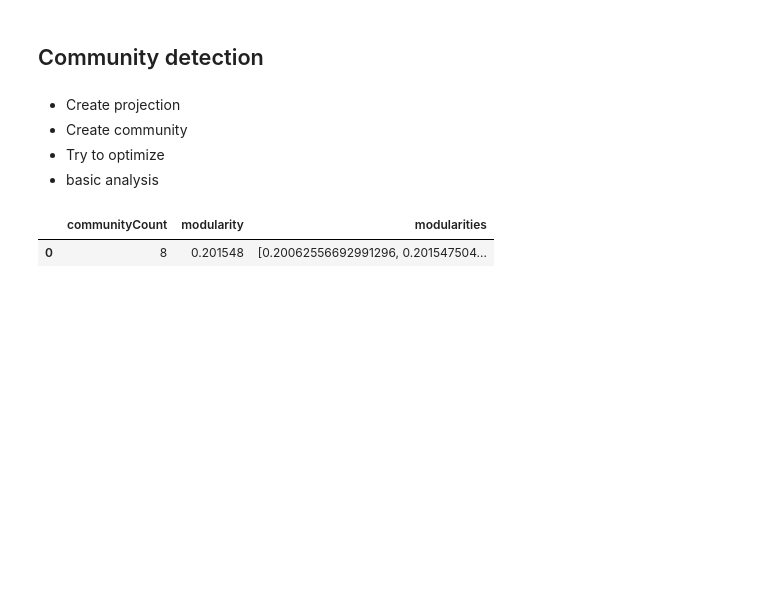
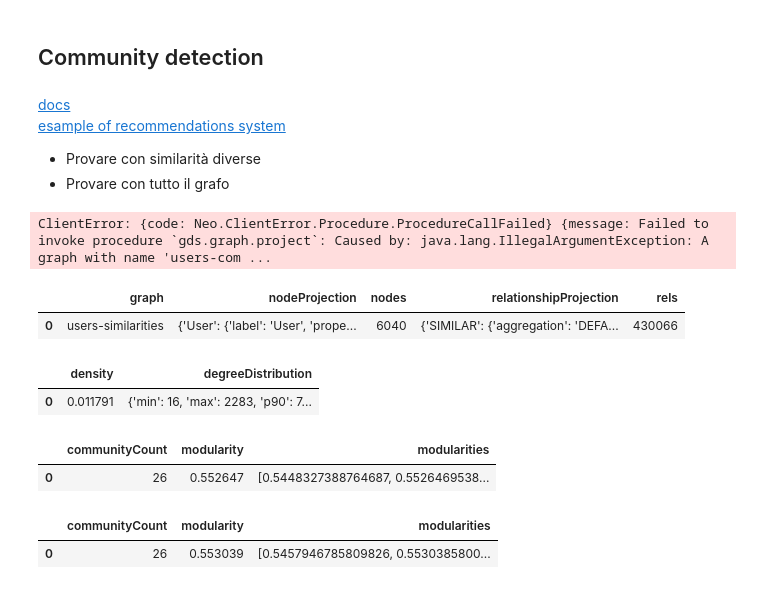
Before and after one commit to AngeloLongano/graph_analytics_movie_dataset, a Jupyter notebook: 3_research_questions.ipynb, the cells around one changed output. Saved outputs shown, nothing was run; the diff lists cells and outputs as text; code cells hidden in the pictures; blank space fills up the shorter version.

Commit message:
Community detection started

```diff
--- a/3_research_questions.ipynb
+++ b/3_research_questions.ipynb
@@ -242,39 +247,79 @@ gds.run_cypher(
 # %% [markdown]
 ## Community detection
-# %% [markdown]
-- Create projection
-- Create community
-- Try to optimize
-- basic analysis
+# %% [markdown]
+
+[docs](https://neo4j.com/docs/graph-data-science/current/algorithms/louvain/#algorithms-louvain-intro)
+[esample of recommendations system](https://neo4j.com/docs/graph-data-science-client/current/tutorials/fastrp-and-knn/)
+
+- Provare con similarità diverse
+- Provare con tutto il grafo
 # %%
-## TO redoo
 result = gds.run_cypher(
     """
     CALL gds.graph.project(
-    'movies-analyzed',
+    'users-communities',
+    ['User','Movie','Genre'],
     {
-        Movie:{properties:['minRating','maxRating','avgRating','stdRating','favoriteYear','favoriteMonth','year']},
-        User:{properties: ['binaryGender','age','occupation','favoriteGenreId', 'ratings','minRating','maxRating','avgRating','stdRating','favoriteYear','favoriteMonth']},
-        Genre:{properties: ['ratings']}
-    },
-    {
-        RATED: {properties: 'rating', orientation: 'UNDIRECTED'},
-        IN_GENRE:{},
-        LIKES:{}
+        SIMILAR: {properties: 'score', orientation: 'UNDIRECTED'},
+        SIMILAR_KNN: {properties: 'score', orientation: 'UNDIRECTED'},
+        RATED: {orientation: 'UNDIRECTED'},
+        IN_GENRE: {orientation: 'UNDIRECTED'},
+        LIKES: {orientation: 'UNDIRECTED'}
     }
     )
     YIELD
     graphName AS graph, nodeProjection, nodeCount AS nodes, relationshipProjection, relationshipCount AS rels
 """
 )
-result
+# %% [output]
+ClientError: {code: Neo.ClientError.Procedure.ProcedureCallFailed} {message: Failed to invoke procedure `gds.graph.project`: Caused by: java.lang.IllegalArgumentException: A graph with name 'users-com ...
+# %%
+result = gds.run_cypher(
+    """
+    CALL gds.graph.project(
+    'users-similarities',
+    'User'
+    ,
+    {
+        SIMILAR: {properties: 'score', orientation: 'UNDIRECTED'},
+        SIMILAR_KNN: {properties: 'score', orientation: 'UNDIRECTED'}
+    }
+    )
+    YIELD
+    graphName AS graph, nodeProjection, nodeCount AS nodes, relationshipProjection, relationshipCount AS rels
+"""
+)
+result
+# %% [output]
+|  | graph | nodeProjection | nodes | relationshipProjection | rels |
+| 0 | users-similarities | {'User': {'label': 'User', 'prope... | 6040 | {'SIMILAR': {'aggregation': 'DEFA... | 430066 |
+# %%
+gds.run_cypher(
+    """
+    CALL gds.graph.list('users-similarities')
+    YIELD density,degreeDistribution;
+"""
+)
+# %% [output]
+|  | density | degreeDistribution |
+| 0 | 0.011791 | {'min': 16, 'max': 2283, 'p90': 7... |
 # %%
 gds.run_cypher(
     """
-    CALL gds.louvain.stats('movies-analyzed')
+    CALL gds.louvain.stats('users-similarities', { relationshipWeightProperty:'score',maxIterations:1000,includeIntermediateCommunities:true})
     YIELD communityCount, modularity, modularities
 """
 )
 # %% [output]
 |  | communityCount | modularity | modularities |
-| 0 | 8 | 0.201548 | [0.20062556692991296, 0.201547504... |
+| 0 | 26 | 0.552647 | [0.5448327388764687, 0.5526469538... |
+# %%
+gds.run_cypher(
+    """
+    CALL gds.louvain.write('users-similarities', { relationshipWeightProperty: 'score',writeProperty:'communityId',maxIterations:1000})
+    YIELD communityCount, modularity, modularities
+"""
+)
+# %% [output]
+|  | communityCount | modularity | modularities |
+| 0 | 26 | 0.553039 | [0.5457946785809826, 0.5530385800... |
```
Also changed, not shown: parts of 29 cells of this notebook, 2 other files.
